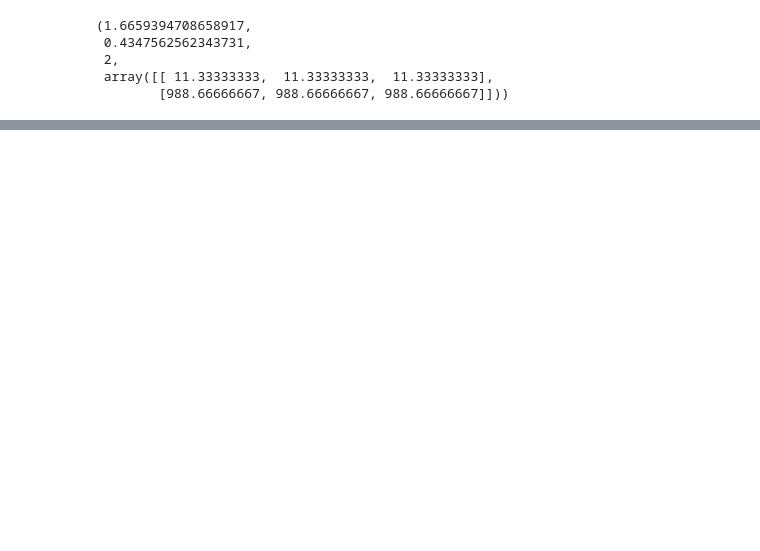
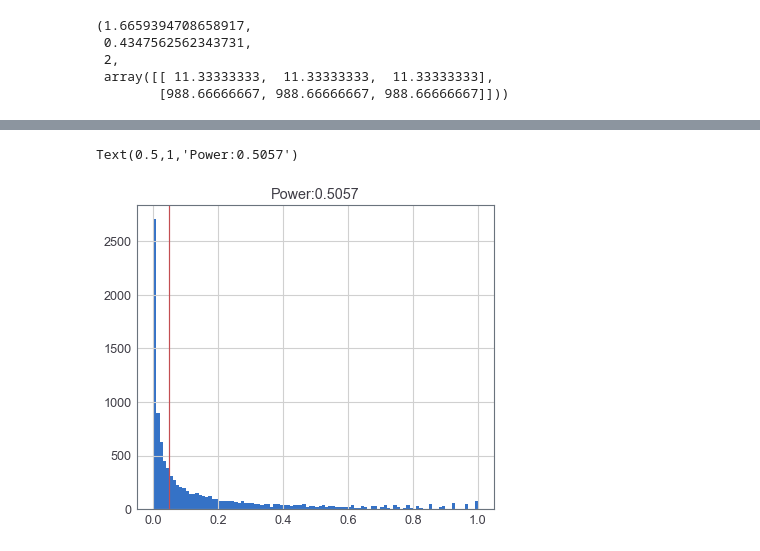
Before and after one commit to MingliangZhou/stat_ds, a Jupyter notebook: code/ch_3.ipynb, the cells around one changed output, grey strips where cells are left out. Drawn from its saved outputs; the diff is of its cells as text; code cells hidden in the pictures; blank space fills up the shorter version.

```diff
--- a/code/ch_3.ipynb
+++ b/code/ch_3.ipynb
@@ -325,0 +363,22 @@ stats.chi2_contingency(headline)
+# %%
+improv = 0.20
+n = 20000
+alpha = 0.05
+rate1 = 0.011
+rate2 = rate1 * (1+improv)
+list_p = []
+for iT in range(10000):
+    n1 = stats.binom.rvs(n, rate1)
+    n2 = stats.binom.rvs(n ,rate2)
+    if n1 == 0 & n2 == 0:
+        continue
+    mat = [[n1, n2], [n-n1, n-n2]]
+    list_p.append(stats.chi2_contingency(mat)[1])
+# %%
+plt.hist(list_p, bins=100)
+plt.axvline(0.05, color='r')
+list_p = np.array(list_p)
+plt.title("Power:{}".format(np.mean(list_p <= alpha)))
+# %% [output]
+Text(0.5,1,'Power:0.5057')
+[figure, added]
```
Also changed, not shown: parts of 21 cells of this notebook.
